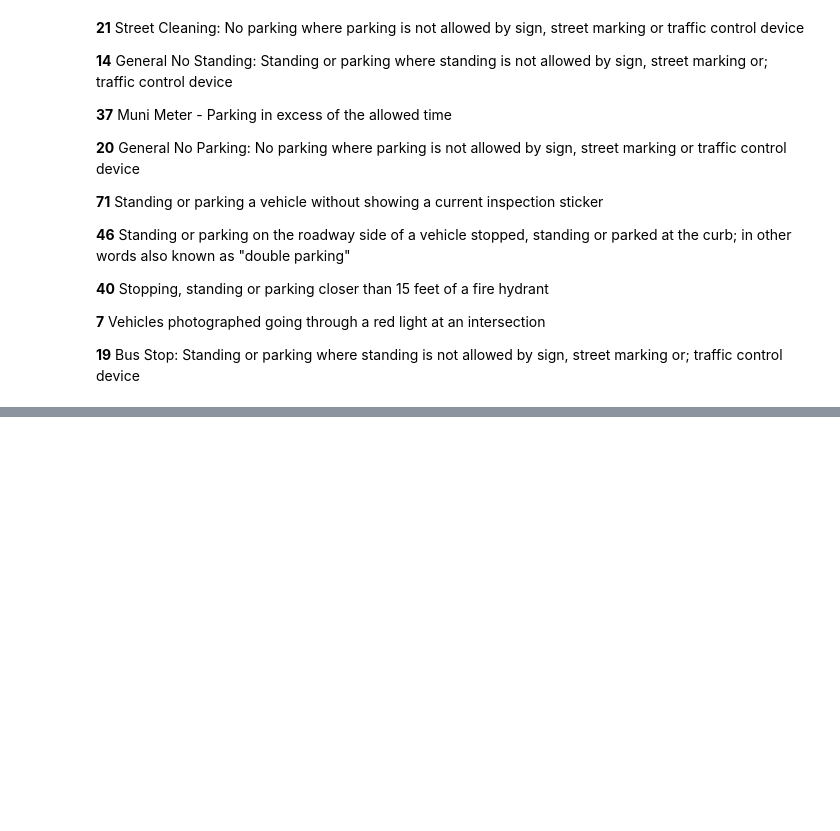
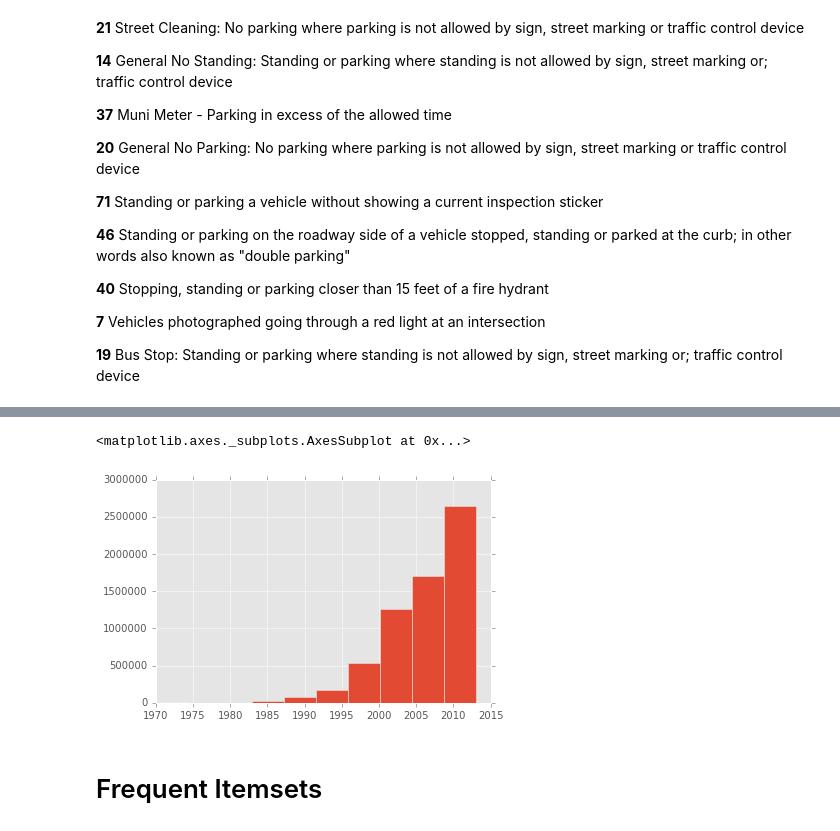
Before and after one commit to mmoyses/ds504_project3, a Jupyter notebook: exploring.ipynb, the cells around one changed output, grey strips where cells are left out. Cells and saved outputs as stored; diff of their text form; code cells hidden in the pictures; blank space fills up the shorter version.

```diff
--- a/exploring.ipynb
+++ b/exploring.ipynb
@@ -492,0 +532,8 @@ Violation codes (from http://www1.nyc.gov/site/finance/vehicles/services-violati
+# %%
+def formatYear(value):
+    if value < 2014 and value > 1900:
+        return value
+    else:
+        return nan
+
+data['years'] = data['Vehicle Year'].apply(formatYear)
@@ -492,0 +560,7 @@ Violation codes (from http://www1.nyc.gov/site/finance/vehicles/services-violati
+# %%
+data.years.hist(bins=10)
+# %% [output]
+<matplotlib.axes._subplots.AxesSubplot at 0x...>
+[figure, added]
+# %% [markdown]
+# Frequent Itemsets
```
Also changed, not shown: parts of 18 cells of this notebook, 2 other files.
